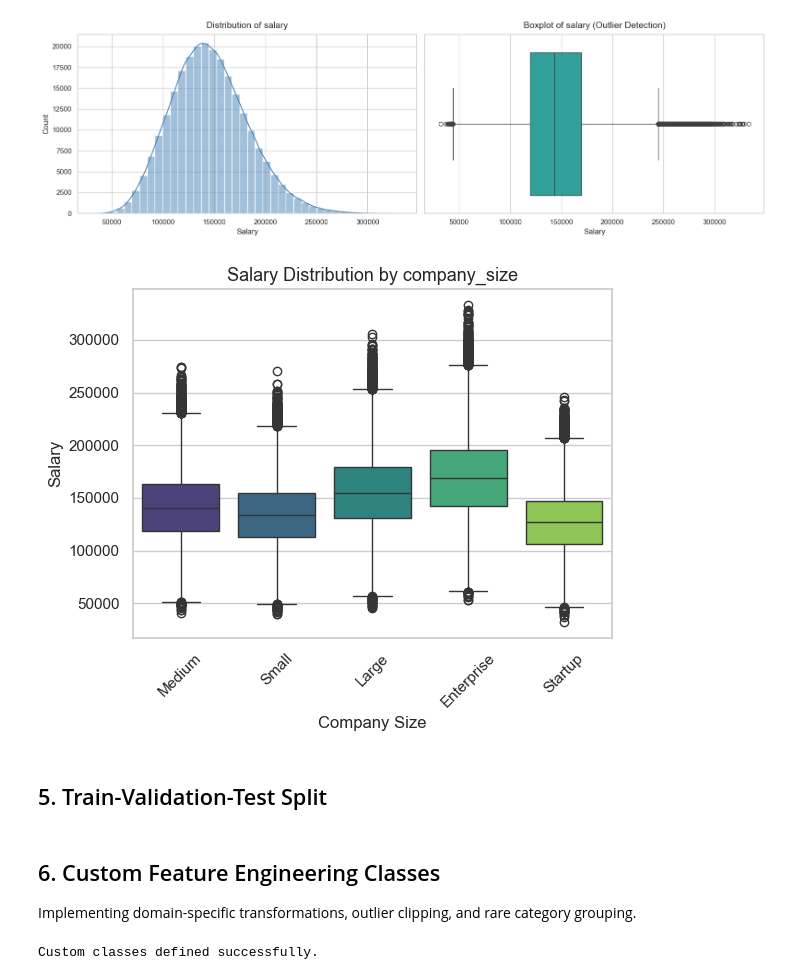
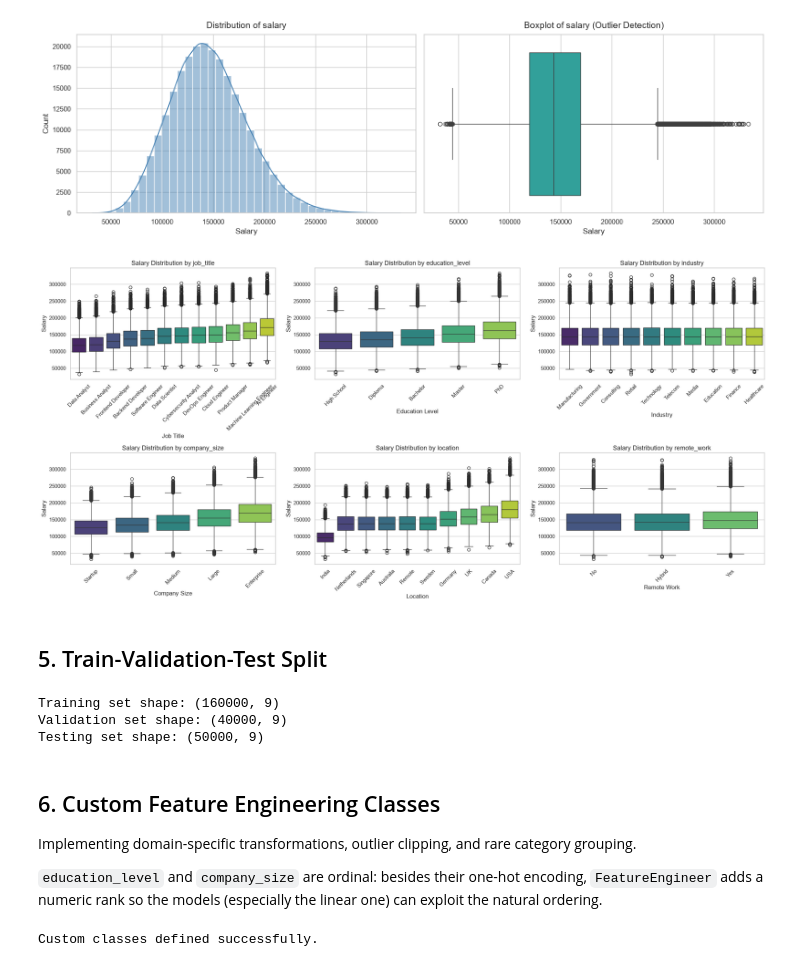
Before and after one commit to arguar13/Employee-Salary-Prediction-regression-machine-learning-, a Jupyter notebook: notebooks/Employee Salary Prediction.ipynb, the cells around one changed output. Drawn from its saved outputs; the diff is of its cells as text; code cells hidden in the pictures.

```diff
--- a/notebooks/Employee Salary Prediction.ipynb
+++ b/notebooks/Employee Salary Prediction.ipynb
@@ -58,7 +59,7 @@ RANDOM_STATE = 42
 Loading the dataset and applying basic sanity checks.
 # %%
 # Loads the dataset from the specified path, performs initial cleaning, and removes duplicates.
-def load_and_clean_data(filepath: str) -> pd.DataFrame:
+def load_and_clean_data(filepath: Path) -> pd.DataFrame:
     print(f"Loading data from: {filepath}")
     try:
         df = pd.read_csv(filepath)
@@ -67,23 +68,22 @@ def load_and_clean_data(filepath: str) -> pd.DataFrame:
         raise
 
     initial_shape = df.shape
-    df.drop_duplicates(inplace=True)
+    df = df.drop_duplicates()
     final_shape = df.shape
 
     print(f"Initial shape: {initial_shape}")
     print(f"Duplicates dropped: {initial_shape[0] - final_shape[0]}")
+    print(f"Missing values: {df.isna().sum().sum()}")
     print(f"Final shape: {final_shape}\n")
 
     return df
 
-DATA_PATH = r'C:\Users\arman\OneDrive\Documentos\Proyectos de programacion\Proyectos sin haberse publicado\ML-DL-SQL-MongoDB\601 regresion machine learning\data\job_salary_prediction_dataset.csv'
+# Relative path so the notebook runs from the project root or from the notebooks/ folder
+PROJECT_ROOT = Path.cwd().parent if Path.cwd().name == 'notebooks' else Path.cwd()
+DATA_PATH = PROJECT_ROOT / 'data' / 'job_salary_prediction_dataset.csv'
 df = load_and_clean_data(DATA_PATH)
 
-# Target Definition & Leakage Prevention
 TARGET_COL = 'salary'
-leakage_cols = ['salary']
-cols_to_drop = [col for col in leakage_cols if col in df.columns and col != TARGET_COL]
-df.drop(columns=cols_to_drop, inplace=True, errors='ignore')
 
 display(df.head())
 # %% [output]
@@ -119,33 +120,44 @@ plot_target_distribution(df, TARGET_COL)
 # %% [output]
 [figure]
 # %%
-def plot_categorical_relationships(dataframe: pd.DataFrame, target: str):
-    """Analyzes the relationship between key categorical features and the target."""
-    potential_cats = ['experience_level', 'company_size', 'employment_type', 'remote_ratio']
-    available_cats = [col for col in potential_cats if col in dataframe.columns]
+# Ordinal categories are displayed in their natural order; nominal ones by median salary.
+CATEGORY_ORDER = {
+    'education_level': ['High School', 'Diploma', 'Bachelor', 'Master', 'PhD'],
+    'company_size': ['Startup', 'Small', 'Medium', 'Large', 'Enterprise'],
+    'remote_work': ['No', 'Hybrid', 'Yes'],
+}
 
-    if not available_cats:
+def plot_categorical_relationships(dataframe: pd.DataFrame, target: str, n_cols: int = 3):
+    """Analyzes the relationship between every categorical feature and the target."""
+    cat_cols = dataframe.drop(columns=[target]).select_dtypes(exclude='number').columns.tolist()
+    if not cat_cols:
         return
 
-    num_plots = len(available_cats)
-    fig, axes = plt.subplots(1, num_plots, figsize=(6 * num_plots, 5))
+    n_rows = int(np.ceil(len(cat_cols) / n_cols))
+    fig, axes = plt.subplots(n_rows, n_cols, figsize=(7 * n_cols, 5 * n_rows))
+    axes = np.atleast_1d(axes).ravel()
 
-    if num_plots == 1:
-        axes = [axes]
-
-    for ax, cat_col in zip(axes, available_cats):
-        sns.boxplot(data=dataframe, x=cat_col, y=target, ax=ax, palette="viridis")
+    for ax, cat_col in zip(axes, cat_cols):
+        order = CATEGORY_ORDER.get(
+            cat_col,
+            dataframe.groupby(cat_col)[target].median().sort_values().index.tolist()
+        )
+        sns.boxplot(data=dataframe, x=cat_col, y=target, order=order, hue=cat_col,
+                    hue_order=order, palette="viridis", legend=False, ax=ax)
         ax.set_title(f'Salary Distribution by {cat_col}', fontsize=13)
         ax.set_xlabel(cat_col.replace('_', ' ').title())
         ax.set_ylabel('Salary')
         ax.tick_params(axis='x', rotation=45)
 
+    for ax in axes[len(cat_cols):]:
+        ax.set_visible(False)
+
     plt.tight_layout()
     plt.show()
 
 plot_categorical_relationships(df, TARGET_COL)
 # %% [output]
-[figure, old version]
+[figure, new version]
 # %% [markdown]
 ## 5. Train-Validation-Test Split
 # %%
@@ -162,7 +174,13 @@ X_train, X_val, y_train, y_val = train_test_split(X_temp, y_temp, test_size=0.2,
 print(f"Training set shape: {X_train.shape}")
 print(f"Validation set shape: {X_val.shape}")
 print(f"Testing set shape: {X_test.shape}")
+# %% [output]
+Training set shape: (160000, 9)
+Validation set shape: (40000, 9)
+Testing set shape: (50000, 9)
 # %% [markdown]
 ## 6. Custom Feature Engineering Classes
 Implementing domain-specific transformations, outlier clipping, and rare category grouping.
+
+`education_level` and `company_size` are ordinal: besides their one-hot encoding, `FeatureEngineer` adds a numeric rank so the models (especially the linear one) can exploit the natural ordering.
 # %%
```
Also changed, not shown: parts of 8 cells of this notebook, 4 other files.
